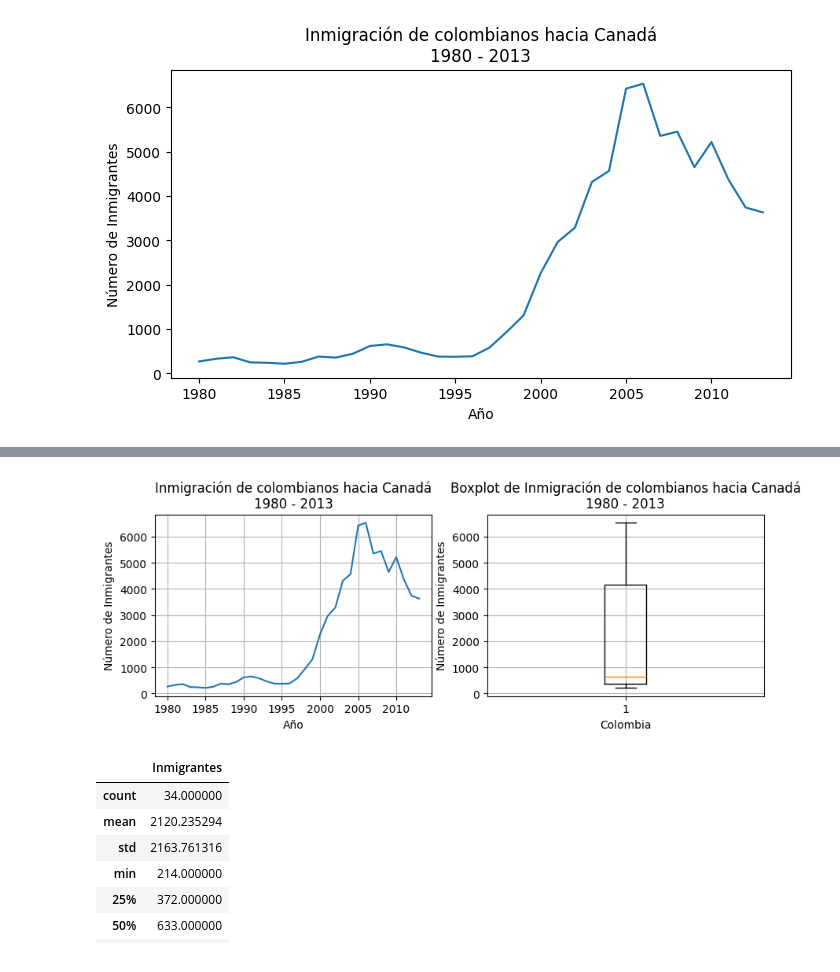
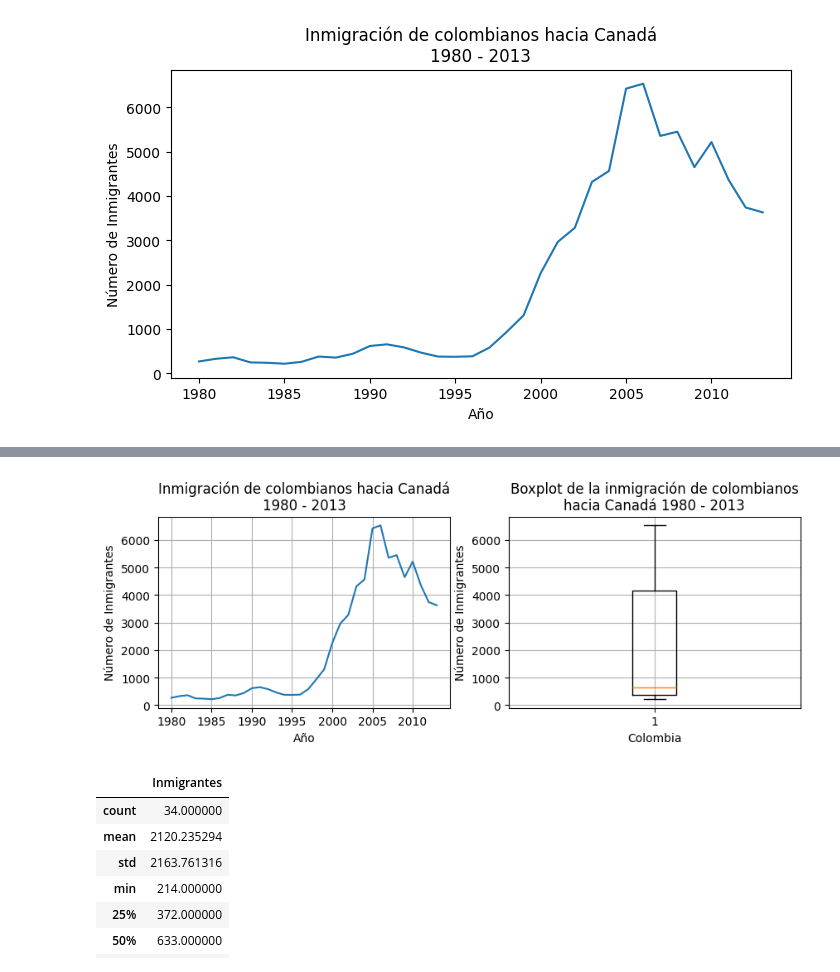
Before and after one commit to Geovanka16/dataScience, a Jupyter notebook: visualizacion_de_datos_con_python.ipynb, the cells around one changed output, grey strips where cells are left out. Drawn from its saved outputs; the diff is of its cells as text; code cells hidden in the pictures.

```diff
--- a/visualizacion_de_datos_con_python.ipynb
+++ b/visualizacion_de_datos_con_python.ipynb
@@ -177,20 +167,22 @@ plt.show()
 # %%
 fig, axs = plt.subplots(1,2,figsize=(10,3))
 
-axs[0].plot(datos_col['Año'], datos_col['Inmigrantes'])
+axs[0].plot(datos_col['Año'],datos_col['Inmigrantes'])
 axs[0].set_title('Inmigración de colombianos hacia Canadá\n1980 - 2013')
 axs[0].set_xlabel('Año')
 axs[0].set_ylabel('Número de Inmigrantes')
 axs[0].xaxis.set_major_locator(plt.MultipleLocator(5))
 axs[0].grid()
 
 axs[1].boxplot(datos_col['Inmigrantes'])
-axs[1].set_title('Boxplot de Inmigración de colombianos hacia Canadá\n1980 - 2013')
+axs[1].set_title('Boxplot de la inmigración de colombianos\nhacia Canadá 1980 - 2013')
 axs[1].set_xlabel('Colombia')
 axs[1].set_ylabel('Número de Inmigrantes')
 axs[1].grid()
+
+plt.show()
 # %% [output]
-[figure, old version]
+[figure, new version]
 # %%
 datos_col.describe()
 # %% [output]
```
Also changed, not shown: parts of 18 cells of this notebook.
